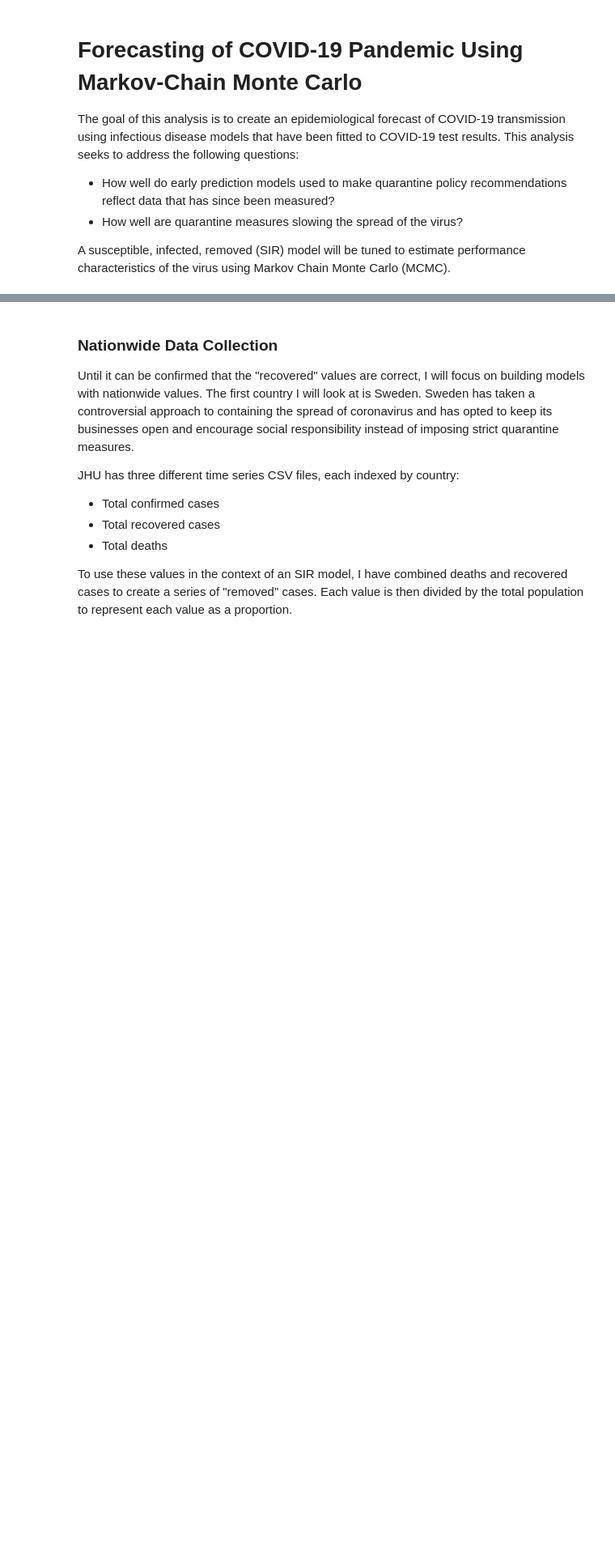
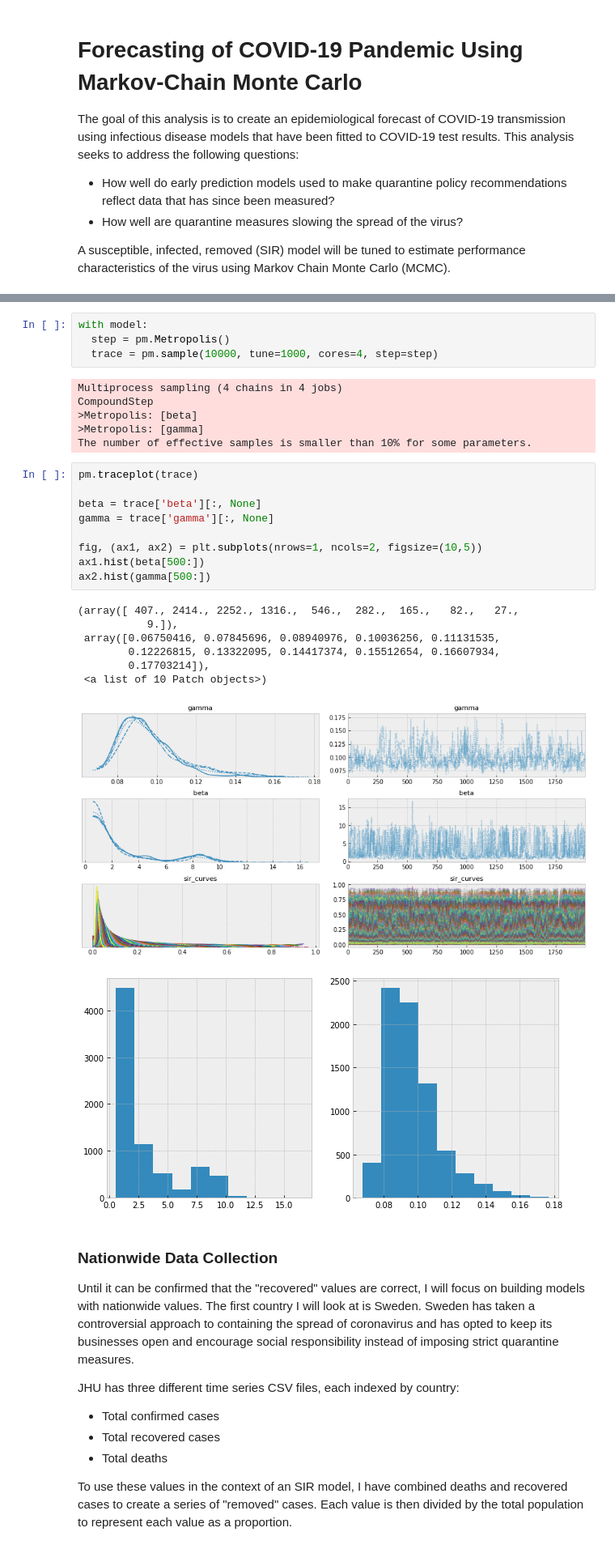
Before and after one commit to lucascarter0/data-science-tools, a Jupyter notebook: Covid19_Modeling_MCMC.ipynb, the cells around one changed output, grey strips where cells are left out. Shown at 81% size. Drawn from its saved outputs; the diff is of its cells as text; blank space fills up the shorter version.

```diff
--- a/Covid19_Modeling_MCMC.ipynb
+++ b/Covid19_Modeling_MCMC.ipynb
@@ -57,3 +179,31 @@ df.tail()
+# %%
+with model:
+  step = pm.Metropolis()
+  trace = pm.sample(10000, tune=1000, cores=4, step=step)
+# %% [output]
+Multiprocess sampling (4 chains in 4 jobs)
+CompoundStep
+>Metropolis: [beta]
+>Metropolis: [gamma]
+The number of effective samples is smaller than 10% for some parameters.
+# %%
+pm.traceplot(trace)
+
+beta = trace['beta'][:, None]
+gamma = trace['gamma'][:, None]
+
+fig, (ax1, ax2) = plt.subplots(nrows=1, ncols=2, figsize=(10,5))
+ax1.hist(beta[500:])
+ax2.hist(gamma[500:])
+# %% [output]
+(array([ 407., 2414., 2252., 1316.,  546.,  282.,  165.,   82.,   27.,
+           9.]),
+ array([0.06750416, 0.07845696, 0.08940976, 0.10036256, 0.11131535,
+        0.12226815, 0.13322095, 0.14417374, 0.15512654, 0.16607934,
+        0.17703214]),
+ <a list of 10 Patch objects>)
+[figure, added]
+[figure, added]
 # %% [markdown]
 ### Nationwide Data Collection
 Until it can be confirmed that the "recovered" values are correct, I will focus on building models with nationwide values. The first country I will look at is Sweden. Sweden has taken a controversial approach to containing the spread of coronavirus and has opted to keep its businesses open and encourage social responsibility instead of imposing strict quarantine measures.
```
Also changed, not shown: parts of 15 cells of this notebook.
